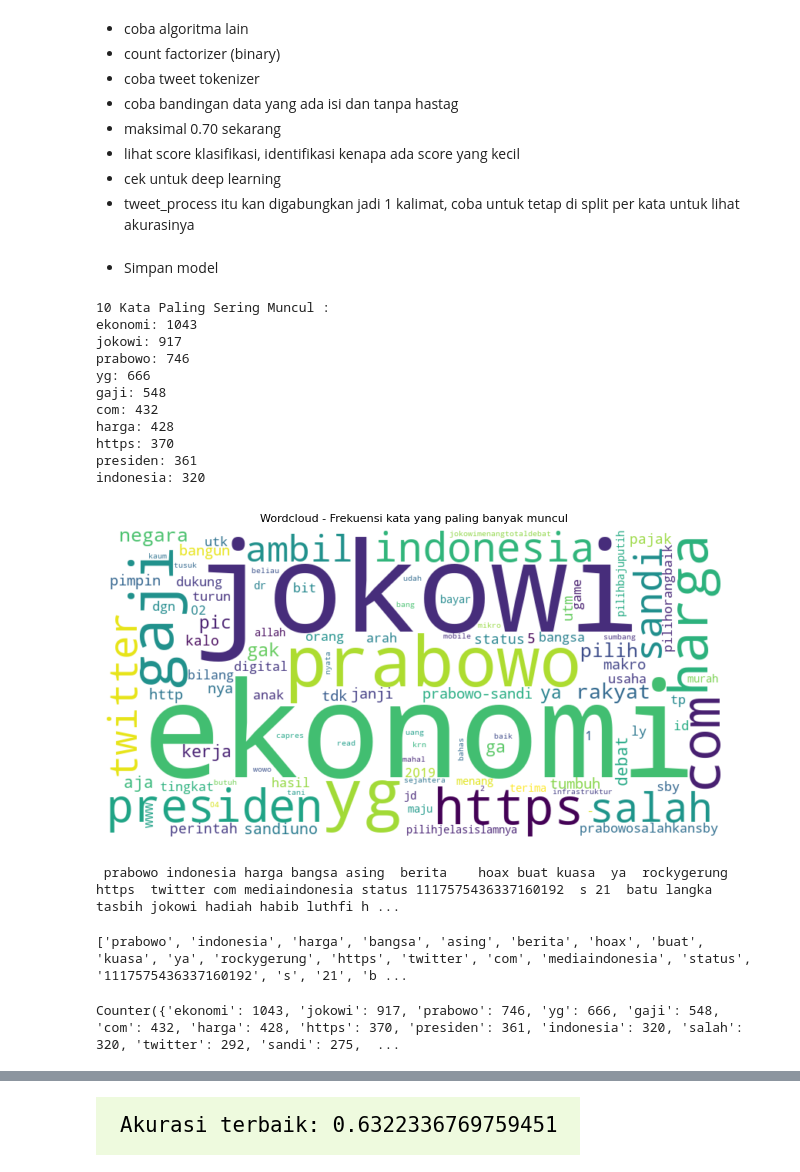
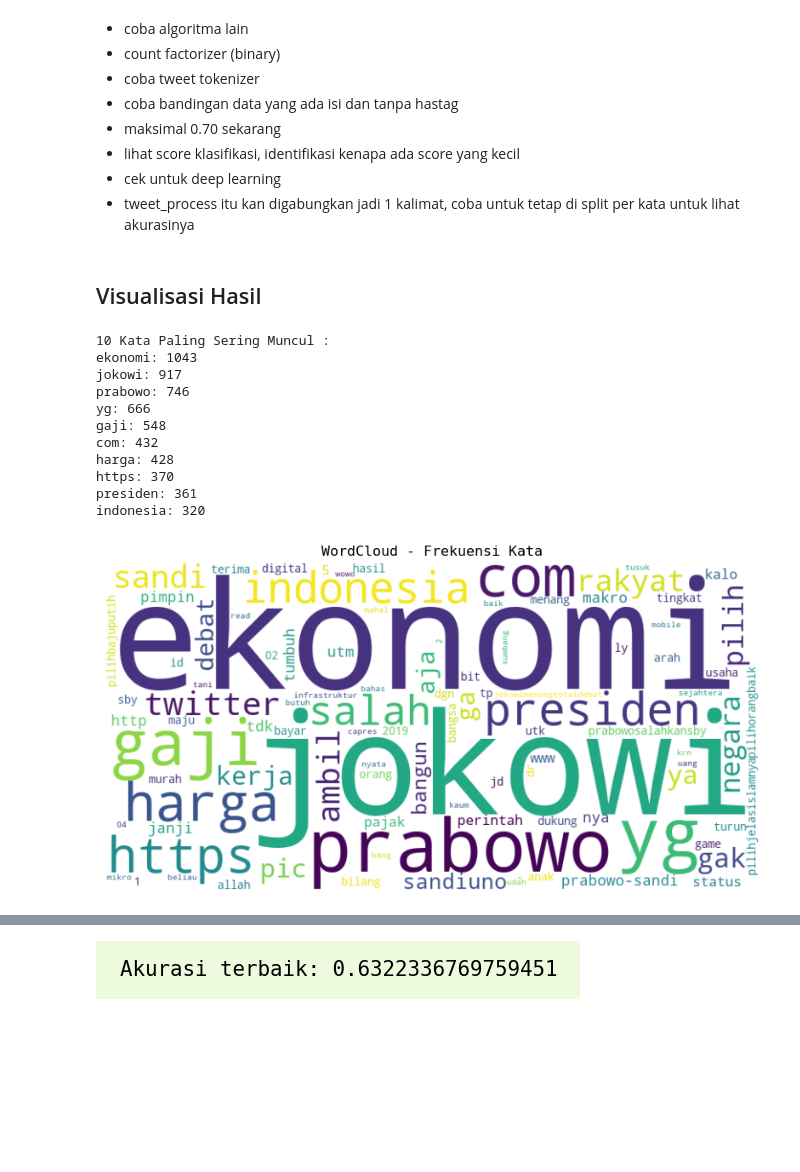
Before and after one commit to SuwandiRamadhan/Bootcamp-AI, a Jupyter notebook: Project 1/project1_Model-Training-&-Evaluation.ipynb, the cells around one changed output, grey strips where cells are left out. Drawn from its saved outputs; the diff is of its cells as text; code cells hidden in the pictures; blank space fills up the shorter version.

```diff
--- a/Project 1/project1_Model-Training-&-Evaluation.ipynb
+++ b/Project 1/project1_Model-Training-&-Evaluation.ipynb
@@ -109,58 +258,46 @@ Akurasi terbaik: 0.6322336769759451
 - lihat score klasifikasi, identifikasi kenapa ada score yang kecil
 - cek untuk deep learning
 - tweet_process itu kan digabungkan jadi 1 kalimat, coba untuk tetap di split per kata untuk lihat akurasinya
-# %% [markdown]
-- Simpan model
+# %% [markdown]
+## Visualisasi Hasil
 # %%
-# Gabungkan semua teks di kolom tweet_process
+# Gabungkan semua teks di kolom 'tweet_process'
 all_text = ' '.join(df['tweet_process'].dropna())
 
 # Hitung frekuensi kata
 words = all_text.split()
 word_freq = Counter(words)
 
-# 10 kata paling sering
+# Tampilkan 10 kata paling sering muncul
 print("10 Kata Paling Sering Muncul :")
 for word, freq in word_freq.most_common(10):
     print(f"{word}: {freq}")
 
-wordcloud = WordCloud(width=800, height=400,
+# Buat WordCloud
+wordcloud = WordCloud(width=800,
+                      height=400,
                       background_color='white',
-                      max_words=100,
-                      colormap='viridis',
-                      min_font_size=10).generate_from_frequencies(word_freq)
+                      max_words=100, colormap='viridis').generate_from_frequencies(word_freq)
 
-# wordcloud
-plt.figure(figsize=(8, 4))
+# Tampilkan WordCloud
+plt.figure(figsize=(10, 5))
 plt.imshow(wordcloud, interpolation='bilinear')
-plt.title('Wordcloud - Frekuensi kata yang paling banyak muncul', fontsize=8)
 plt.axis('off')
+plt.title('WordCloud - Frekuensi Kata')
 plt.show()
 # %% [output]
 10 Kata Paling Sering Muncul :
 ekonomi: 1043
 jokowi: 917
 prabowo: 746
 yg: 666
 gaji: 548
 com: 432
 harga: 428
 https: 370
 presiden: 361
 indonesia: 320
-[figure, old version]
+[figure, new version]
-# %%
-print(all_text)
-# %% [output]
- prabowo indonesia harga bangsa asing  berita    hoax buat kuasa  ya  rockygerung   https  twitter com mediaindonesia status 1117575436337160192  s 21  batu langka  tasbih jokowi hadiah habib luthfi h ...
-# %%
-print(words)
-# %% [output]
-['prabowo', 'indonesia', 'harga', 'bangsa', 'asing', 'berita', 'hoax', 'buat', 'kuasa', 'ya', 'rockygerung', 'https', 'twitter', 'com', 'mediaindonesia', 'status', '1117575436337160192', 's', '21', 'b ...
-# %%
-print(word_freq)
-# %% [output]
-Counter({'ekonomi': 1043, 'jokowi': 917, 'prabowo': 746, 'yg': 666, 'gaji': 548, 'com': 432, 'harga': 428, 'https': 370, 'presiden': 361, 'indonesia': 320, 'salah': 320, 'twitter': 292, 'sandi': 275,  ...
 # %%
 # Buat kolom baru untuk hitung jumlah kata dari setiap target tweet
 df['word_count'] = df['tweet_process'].dropna().apply(lambda x: len(x.split()))
```
Also changed, not shown: parts of 21 cells of this notebook.
